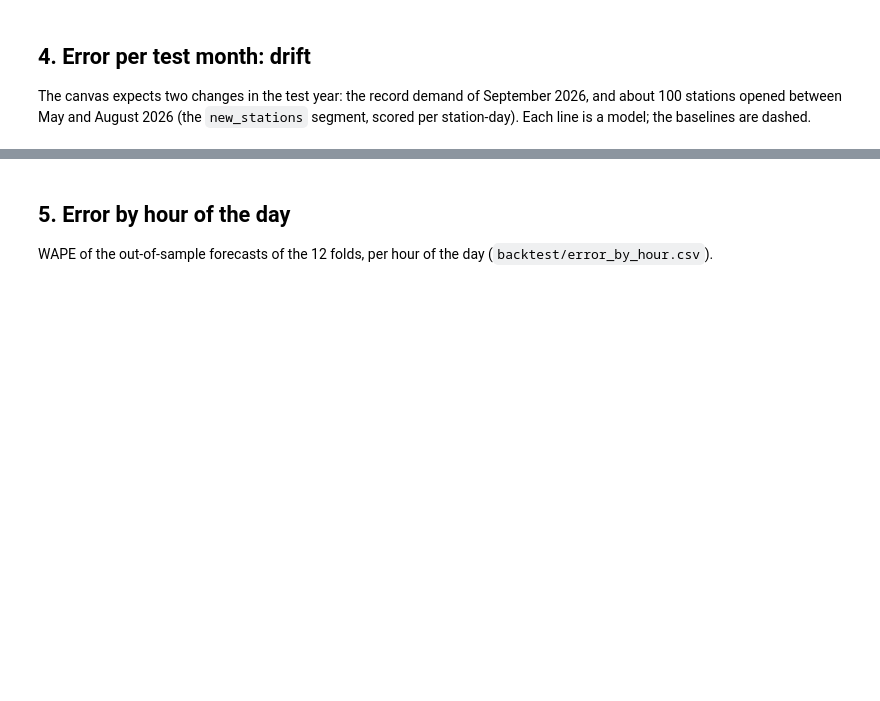
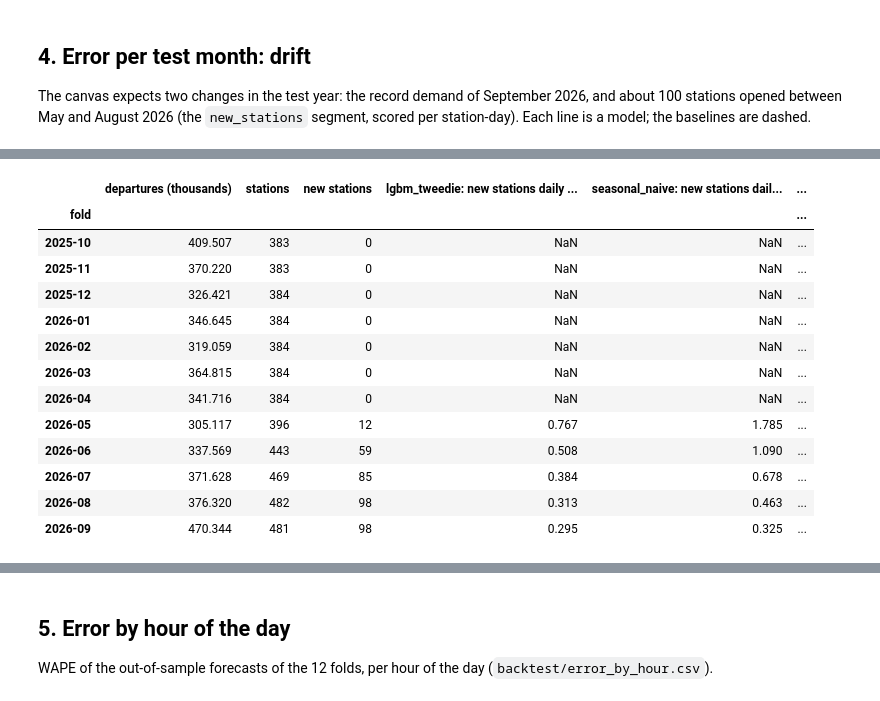
Before and after one commit to CarlosHeinze/MLOps_Team2, a Jupyter notebook: notebooks/2.04-team2-model-evaluation.ipynb, the cells around one changed output, grey strips where cells are left out. Cells and saved outputs as stored; diff of their text form; code cells hidden in the pictures; blank space fills up the shorter version.

```diff
--- a/notebooks/2.04-team2-model-evaluation.ipynb
+++ b/notebooks/2.04-team2-model-evaluation.ipynb
@@ -243,22 +314,36 @@ for target in TARGETS:
 # %%
 forecasts = {name: pd.read_parquet(artifact(run, FORECASTS_FILE)) for name, run in runs.items()}
 first = next(iter(forecasts.values()))
+new = new_stations(first, NEW_SINCE)  # first forecast hour in or after May 2026
 for frame in forecasts.values():  # every model forecast the same station-hours, in the same order
     assert frame[[STATION, TIME]].equals(first[[STATION, TIME]])
 
 champion = champions["departures"]
 drift = pd.DataFrame(
     {
         "departures (thousands)": first.groupby(FOLD)["departures"].sum() / 1e3,
         "stations": first.groupby(FOLD)[STATION].nunique(),
-        "new stations": first[first[STATION].isin(
-            first.loc[first[FOLD] >= "2026-05", STATION].unique()
-        )].groupby(FOLD)[STATION].nunique(),
+        "new stations": first[first[STATION].isin(new)].groupby(FOLD)[STATION].nunique(),
     }
 )
 for name in (champion, *BASELINES):
     rows = fold_tables[name]
     rows = rows[(rows["target"] == "departures") & (rows["segment"] == NEW_STATIONS)]
     drift[f"{name}: new stations daily WAPE"] = rows.set_index(FOLD)["daily_wape"]
-drift.round(3)
+drift.fillna({"new stations": 0}).astype({"new stations": int}).round(3)
+# %% [output]
+|  | departures (thousands) | stations | new stations | lgbm_tweedie: new stations daily ... | seasonal_naive: new stations dail... | ... |
+| fold |  |  |  |  |  | ... |
+| 2025-10 | 409.507 | 383 | 0 | NaN | NaN | ... |
+| 2025-11 | 370.220 | 383 | 0 | NaN | NaN | ... |
+| 2025-12 | 326.421 | 384 | 0 | NaN | NaN | ... |
+| 2026-01 | 346.645 | 384 | 0 | NaN | NaN | ... |
+| 2026-02 | 319.059 | 384 | 0 | NaN | NaN | ... |
+| 2026-03 | 364.815 | 384 | 0 | NaN | NaN | ... |
+| 2026-04 | 341.716 | 384 | 0 | NaN | NaN | ... |
+| 2026-05 | 305.117 | 396 | 12 | 0.767 | 1.785 | ... |
+| 2026-06 | 337.569 | 443 | 59 | 0.508 | 1.090 | ... |
+| 2026-07 | 371.628 | 469 | 85 | 0.384 | 0.678 | ... |
+| 2026-08 | 376.320 | 482 | 98 | 0.313 | 0.463 | ... |
+| 2026-09 | 470.344 | 481 | 98 | 0.295 | 0.325 | ... |
 # %% [markdown]
```
Also changed, not shown: parts of 26 cells of this notebook.
